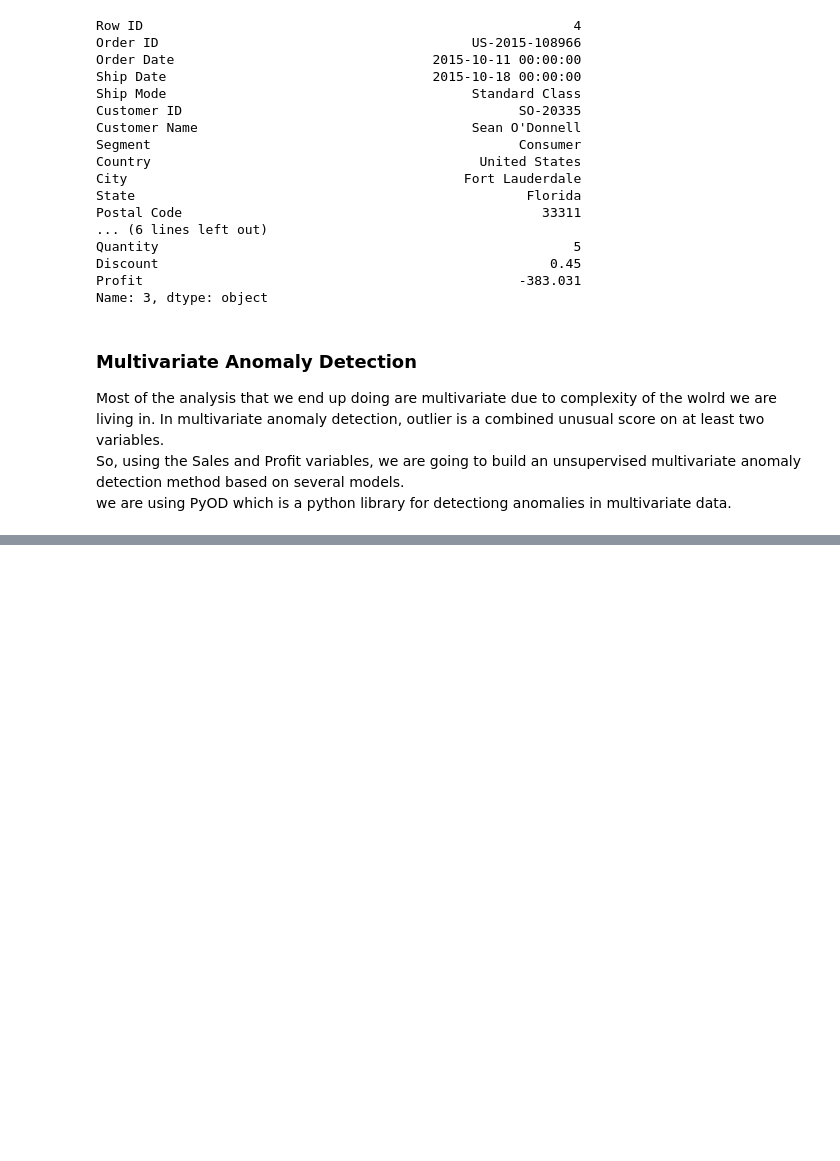
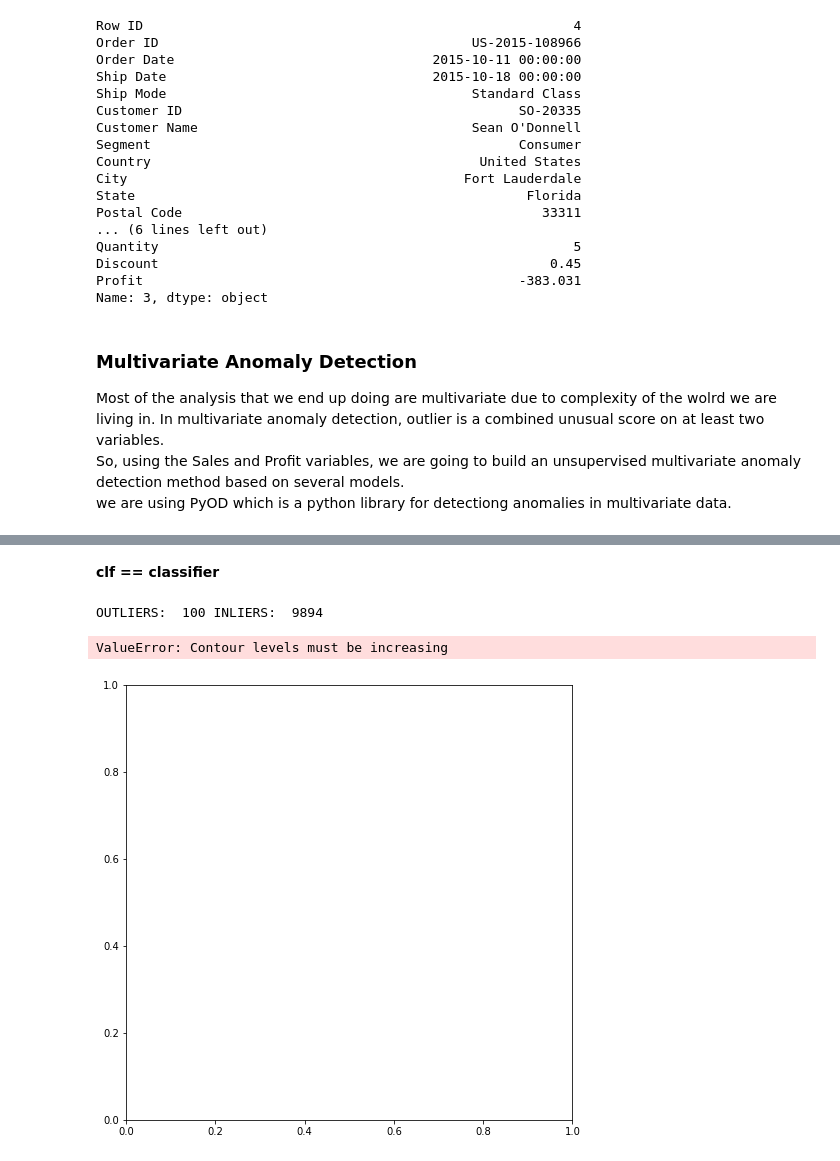
Before and after one commit to p829911/python_playground, a Jupyter notebook: anomaly_detection/Anomaly Detection for Dummies.ipynb, the cells around one changed output, grey strips where cells are left out. Saved outputs shown, nothing was run; the diff lists cells and outputs as text; code cells hidden in the pictures; blank space fills up the shorter version.

```diff
--- a/anomaly_detection/Anomaly Detection for Dummies.ipynb
+++ b/anomaly_detection/Anomaly Detection for Dummies.ipynb
@@ -210,0 +226,2 @@ If some of the Sales data point
+# %% [markdown]
+**clf == classifier**
@@ -210,0 +230,48 @@ If some of the Sales data point
+# %%
+X = df[['Sales', 'Profit']]
+# %%
+outliers_fraction = 0.01
+xx, yy = np.meshgrid(np.linspace(0, 1, 100), np.linspace(0, 1, 100))
+clf = CBLOF(contamination=outliers_fraction, check_estimator=False, random_state=0)
+clf.fit(X)
+scores_pred = clf.decision_function(X) * -1
+y_pred = clf.predict(X)
+n_inliers = len(y_pred) - np.count_nonzero(y_pred)
+n_outliers = np.count_nonzero(y_pred)
+
+plt.figure(figsize=(8, 8))
+
+df1 = df.copy()
+df1['outlier'] = y_pred.tolist()
+
+# sales - inlier feature 1, profit - inlier feature 2
+inliers_sales = np.array(df1['Sales'][df1['outlier'] == 0]).reshape(-1, 1)
+inliers_profit = np.array(df1['Profit'][df1['outlier'] == 0]).reshape(-1, 1)
+
+# sales - outlier featuer 1, profit - outlier feature 2
+outliers_sales = df1['Sales'][df1['outlier'] == 1].values.reshape(-1, 1)
+outliers_profit = df1['Profit'][df1['outlier'] == 1].values.reshape(-1, 1)
+
+print('OUTLIERS: ', n_outliers, 'INLIERS: ', n_inliers)
+threshold = np.percentile(scores_pred, 100 * outliers_fraction)
+Z = clf.decision_function(np.c_[xx.ravel(), yy.ravel()]) * -1
+Z = Z.reshape(xx.shape)
+
+plt.contourf(xx, yy, Z, levels=np.linspace(Z.min(), threshold, 7), cmap=plt.cm.Blues_r)
+a = plt.contour(xx, yy, Z, levels=[threshold], linewidths=2, colors='red')
+plt.contourf(xx, yy, Z, levels=[threshold, Z.max()], colors='orange')
+b = plt.scatter(inliers_sales, inliers_profit, c='white', s=20, edgecolor='k')
+
+c = plt.scatter(outliers_sales, outliers_profit, c='black', s=20, edgecolor='k')
+
+plt.axis('tight')
+plt.legend([a.collections[0], b, c], ['learned decision function', 'inliers', 'outliers'],
+           prop=matplotlib.font_manager.FontProperties(size=20), loc='lower right')
+plt.xlim((0, 1))
+plt.ylim((0, 1))
+plt.title('Cluster-based Local Outlier Factor (CBLOF)')
+plt.show()
+# %% [output]
+OUTLIERS:  100 INLIERS:  9894
+ValueError: Contour levels must be increasing
+[figure, added]
```
Also changed, not shown: parts of 7 cells of this notebook, 1 other file.
